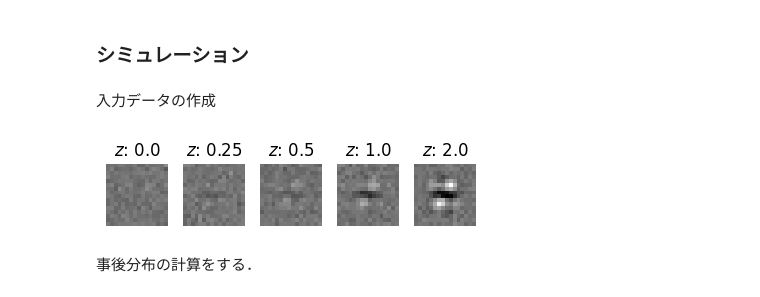
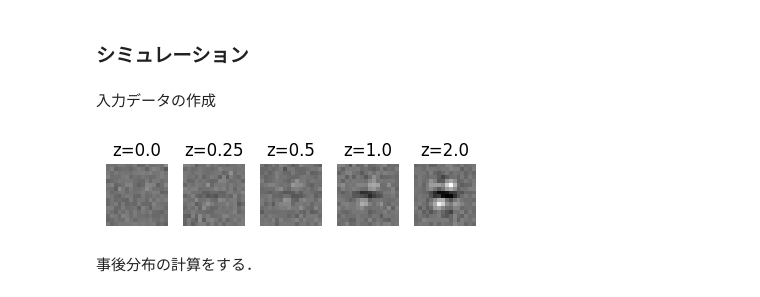
Before and after one commit to compneuro-julia/compneuro-julia-management, a Jupyter notebook: contents/bayesian-brain/neural-sampling.ipynb, the cells around one changed output. Cells and saved outputs as stored; diff of their text form; code cells hidden in the pictures.

```diff
--- a/contents/bayesian-brain/neural-sampling.ipynb
+++ b/contents/bayesian-brain/neural-sampling.ipynb
@@ -203,16 +203,16 @@ X = stack([rand(MvNormal(vec(z*A*y), σₓ*I)) for z in Z])';
 # %%
 x_min, x_max = minimum(X), maximum(X)
 
 figure(figsize=(4,2))
 for s in 1:n_samples
     subplot(1, n_samples, s)
-    title(L"$z$: "*string(Z[s]))
+    title("z=$(Z[s])")
     imshow(reshape(X[s, :], WH, WH), vmin=x_min, vmax=x_max, cmap="gray")
     axis("off")
 end
 tight_layout()
 # %% [output]
-[figure, old version]
+[figure, new version]
 # %% [markdown]
 事後分布の計算をする．
 # %%
```
Also changed, not shown: parts of 6 cells of this notebook.
